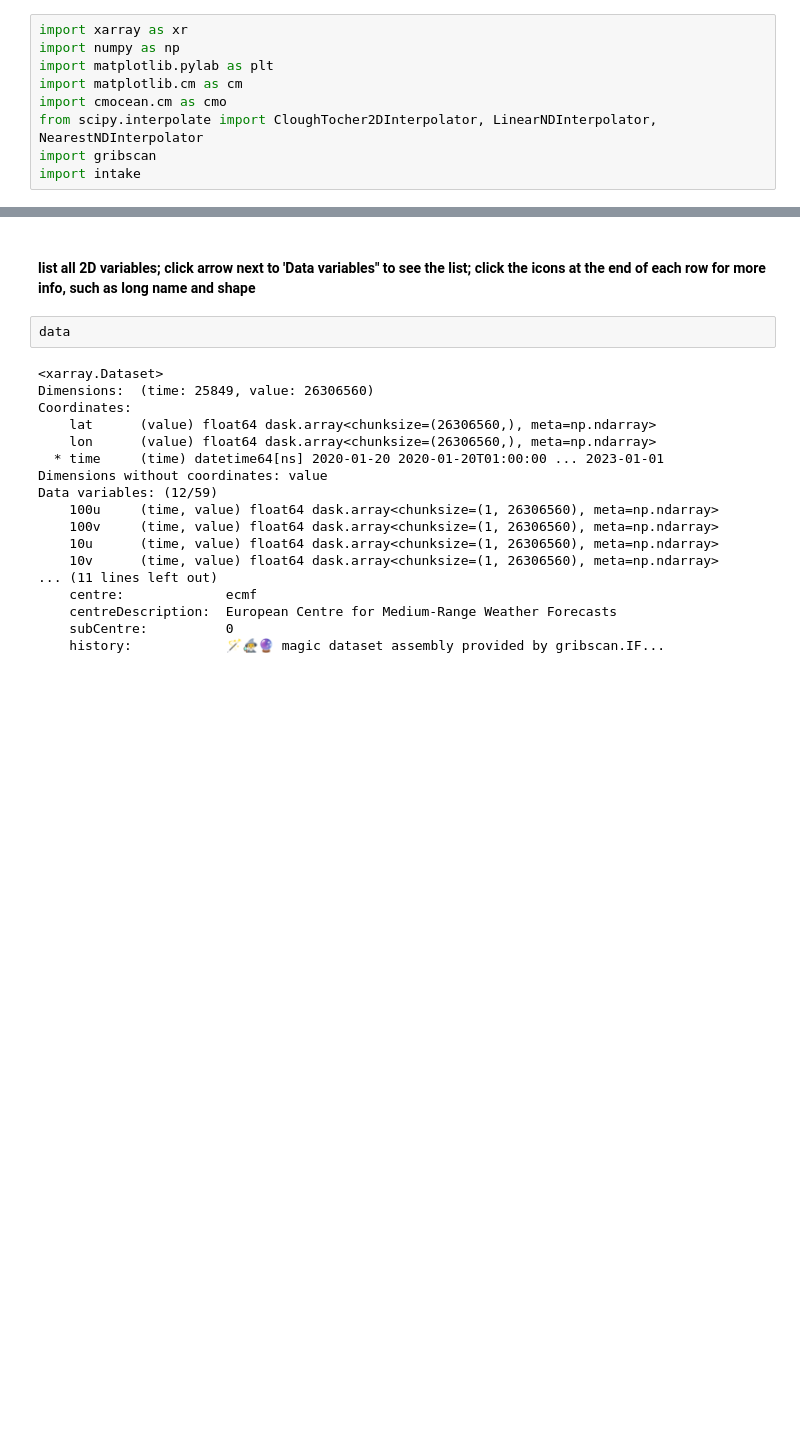
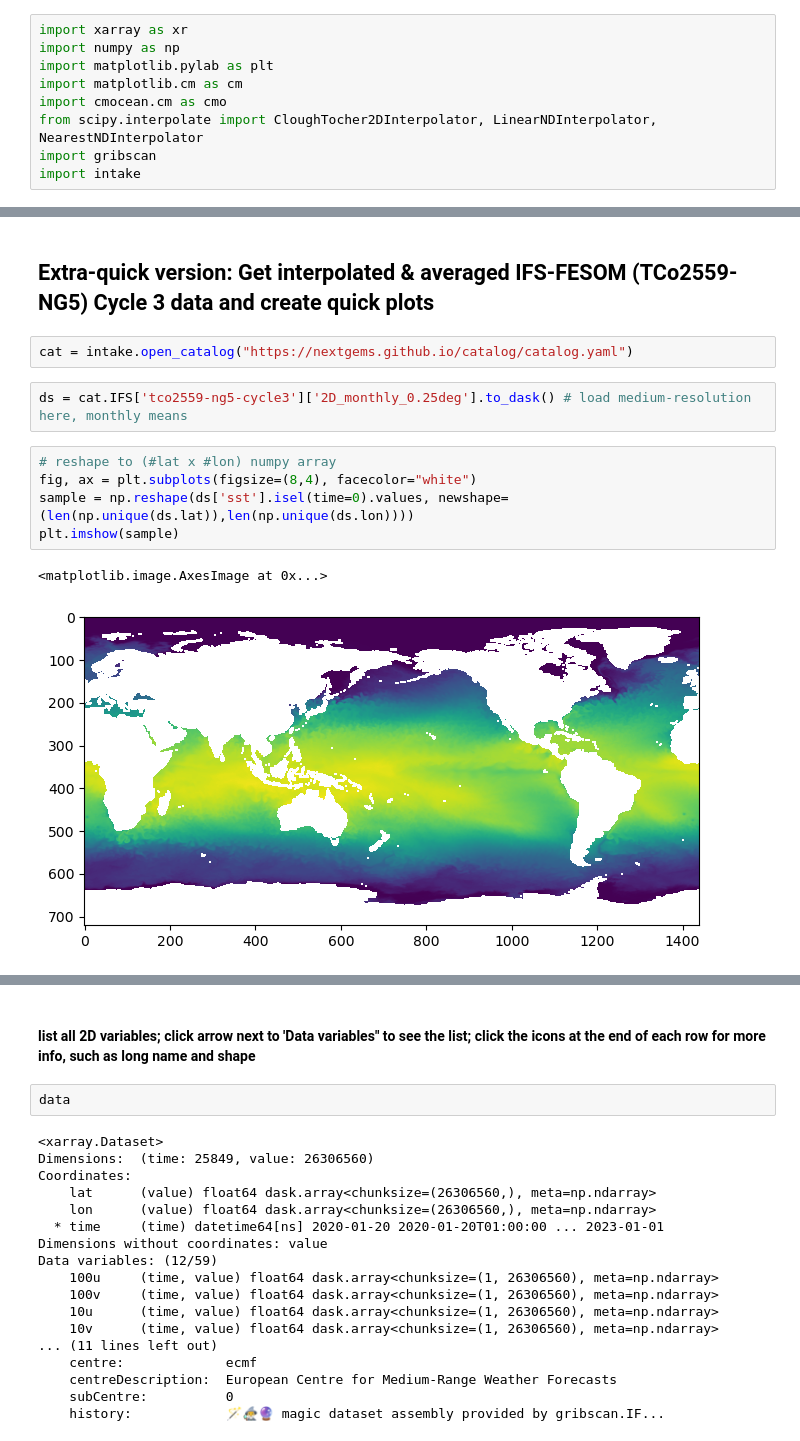
Before and after one commit to nextGEMS/nextGEMS_Cycle3, a Jupyter notebook: IFS/STARTHERE_IFS.ipynb, the cells around one changed output, grey strips where cells are left out. Cells and saved outputs as stored; diff of their text form; blank space fills up the shorter version.

Commit message:
add first catalog notebook example

```diff
--- a/IFS/STARTHERE_IFS.ipynb
+++ b/IFS/STARTHERE_IFS.ipynb
@@ -9,0 +18,14 @@ import intake
+# %% [markdown]
+## Extra-quick version: Get interpolated & averaged IFS-FESOM (TCo2559-NG5) Cycle 3 data and create quick plots
+# %%
+cat = intake.open_catalog("https://nextgems.github.io/catalog/catalog.yaml")
+# %%
+ds = cat.IFS['tco2559-ng5-cycle3']['2D_monthly_0.25deg'].to_dask() # load medium-resolution here, monthly means
+# %%
+# reshape to (#lat x #lon) numpy array
+fig, ax = plt.subplots(figsize=(8,4), facecolor="white")
+sample = np.reshape(ds['sst'].isel(time=0).values, newshape=(len(np.unique(ds.lat)),len(np.unique(ds.lon))))
+plt.imshow(sample)
+# %% [output]
+<matplotlib.image.AxesImage at 0x...>
+[figure, added]
```
Also changed, not shown: parts of 20 cells of this notebook.
